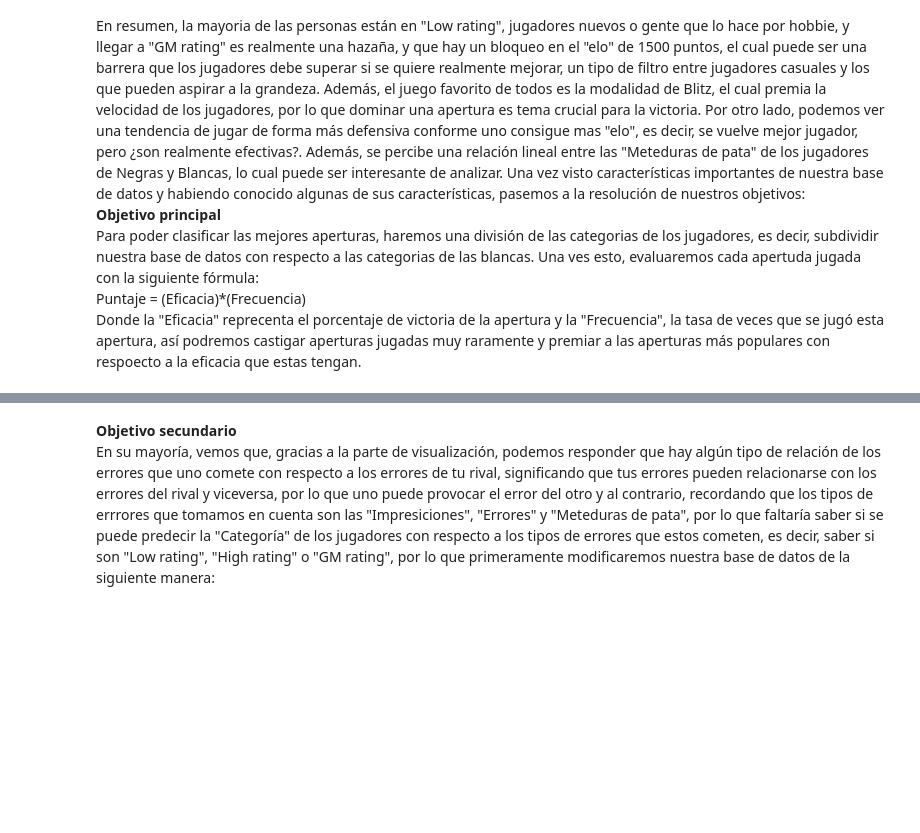
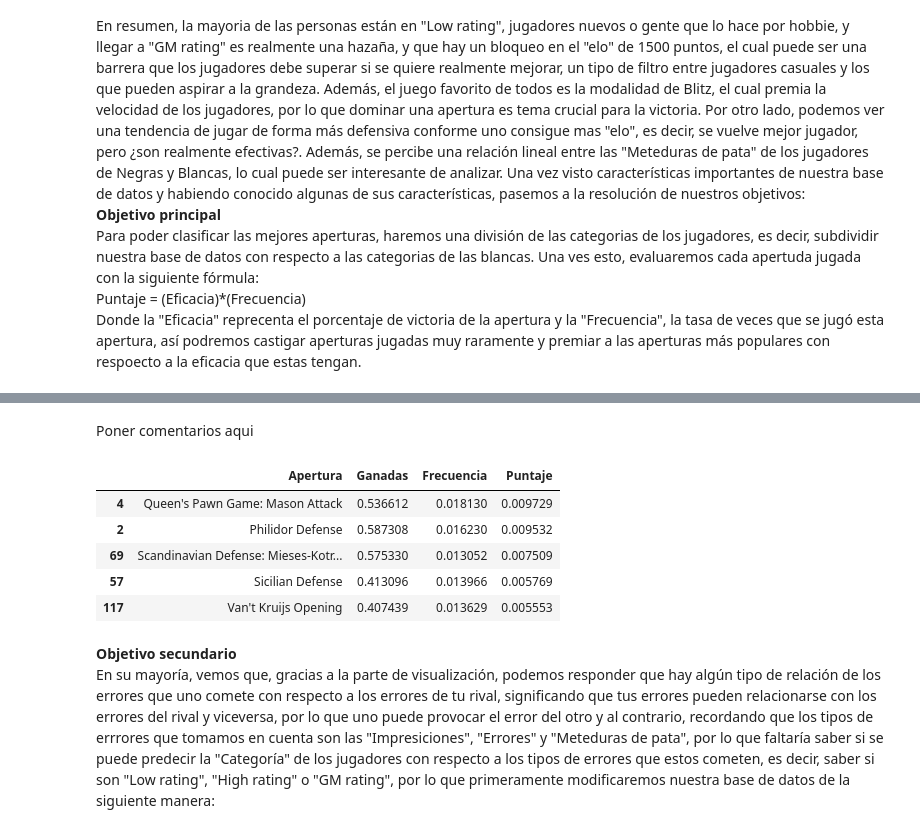
Before and after one commit to ReneSRuiz/Mineria_de_datos, a Jupyter notebook: NotebookFinal_Equipo11.ipynb, the cells around one changed output, grey strips where cells are left out. Saved outputs shown, nothing was run; the diff lists cells and outputs as text; code cells hidden in the pictures; blank space fills up the shorter version.

```diff
--- a/NotebookFinal_Equipo11.ipynb
+++ b/NotebookFinal_Equipo11.ipynb
@@ -385,0 +409,27 @@ Donde la "Eficacia" reprecenta el porcentaje de victoria de la apertura y la "Fr
+# %% [markdown]
+Poner comentarios aqui
+# %%
+APERTURAS = df2['Apertura'][df2['Categoria_Blancas']=='Low rating'].unique()
+Frecuencia = list()
+Ganadas = list()
+Puntaje = list()
+for i in APERTURAS:
+  a = (df2[df2['Apertura']==i][df2['Categoria_Blancas']=='Low rating']['WhiteElo'].count())/len(df2)
+  b = df2[df2['Apertura']==i][df2['Resultado']=='1-0'][df2['Categoria_Blancas']=='Low rating']['WhiteElo'].count()/len(df2[df2['Apertura']==i][df2['Categoria_Blancas']=='Low rating'])
+  c = a*b
+  Frecuencia.append(a)
+  Ganadas.append(b)
+  Puntaje.append(c)
+Principal = pd.DataFrame()
+Principal['Apertura'] = APERTURAS
+Principal['Ganadas'] = Ganadas
+Principal['Frecuencia'] = Frecuencia
+Principal['Puntaje'] = Puntaje
+Principal.sort_values('Puntaje', ascending=False).head(5)
+# %% [output]
+|  | Apertura | Ganadas | Frecuencia | Puntaje |
+| 4 | Queen's Pawn Game: Mason Attack | 0.536612 | 0.018130 | 0.009729 |
+| 2 | Philidor Defense | 0.587308 | 0.016230 | 0.009532 |
+| 69 | Scandinavian Defense: Mieses-Kotr... | 0.575330 | 0.013052 | 0.007509 |
+| 57 | Sicilian Defense | 0.413096 | 0.013966 | 0.005769 |
+| 117 | Van't Kruijs Opening | 0.407439 | 0.013629 | 0.005553 |
```
Also changed, not shown: parts of 5 cells of this notebook.
